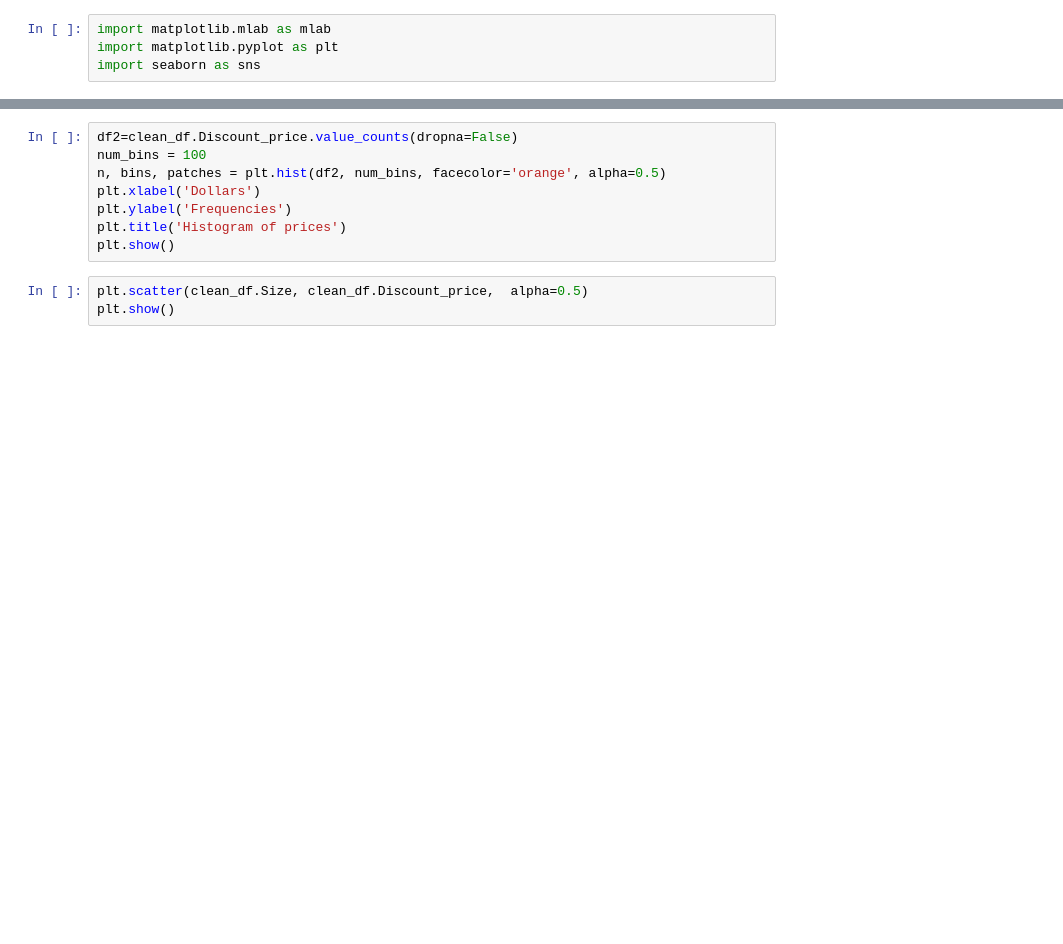
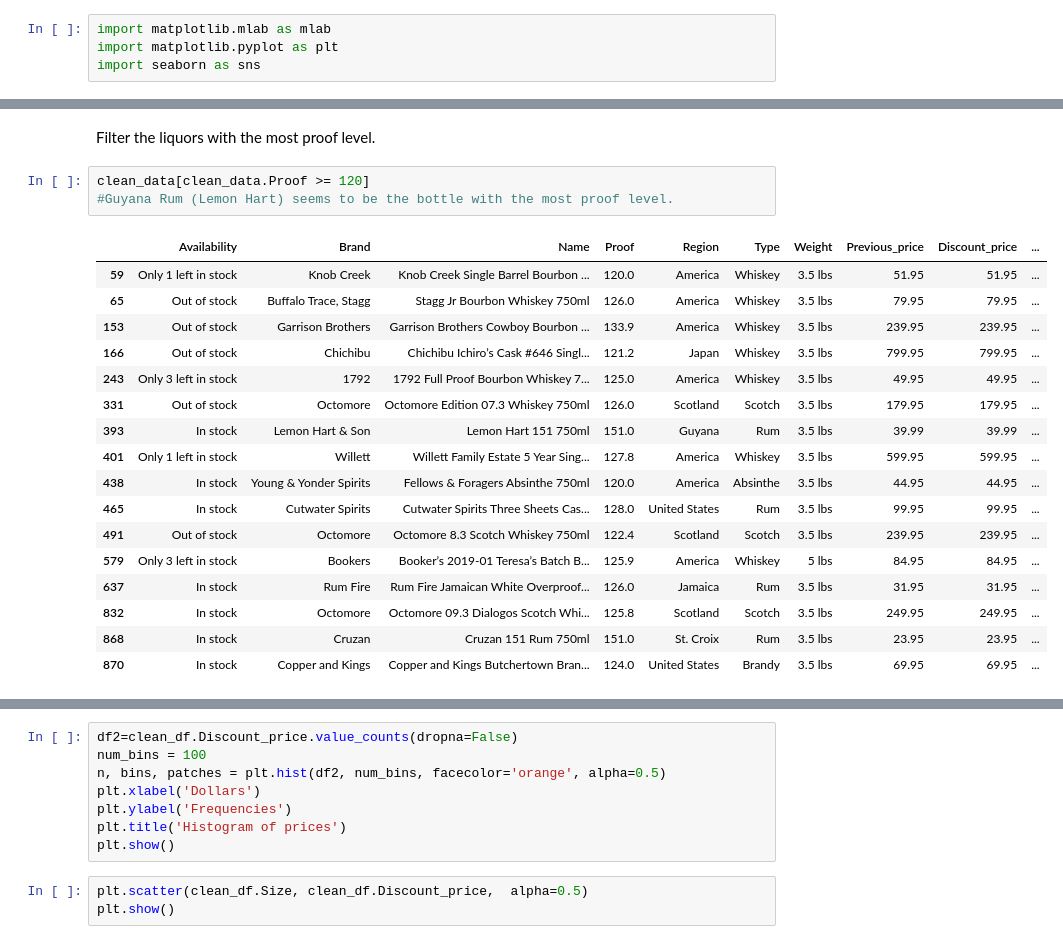
Before and after one commit to Mirkoforgi/Data-Processing-in-Python_project, a Jupyter notebook: Project.ipynb, the cells around one changed output, grey strips where cells are left out. Drawn from its saved outputs; the diff is of its cells as text; blank space fills up the shorter version.

```diff
--- a/Project.ipynb
+++ b/Project.ipynb
@@ -226,0 +377,23 @@ import seaborn as sns
+# %% [markdown]
+Filter the liquors with the most proof level.
+# %%
+clean_data[clean_data.Proof >= 120]
+#Guyana Rum (Lemon Hart) seems to be the bottle with the most proof level.
+# %% [output]
+|  | Availability | Brand | Name | Proof | Region | Type | Weight | Previous_price | Discount_price | ... |
+| 59 | Only 1 left in stock | Knob Creek | Knob Creek Single Barrel Bourbon ... | 120.0 | America | Whiskey | 3.5 lbs | 51.95 | 51.95 | ... |
+| 65 | Out of stock | Buffalo Trace, Stagg | Stagg Jr Bourbon Whiskey 750ml | 126.0 | America | Whiskey | 3.5 lbs | 79.95 | 79.95 | ... |
+| 153 | Out of stock | Garrison Brothers | Garrison Brothers Cowboy Bourbon ... | 133.9 | America | Whiskey | 3.5 lbs | 239.95 | 239.95 | ... |
+| 166 | Out of stock | Chichibu | Chichibu Ichiro’s Cask #646 Singl... | 121.2 | Japan | Whiskey | 3.5 lbs | 799.95 | 799.95 | ... |
+| 243 | Only 3 left in stock | 1792 | 1792 Full Proof Bourbon Whiskey 7... | 125.0 | America | Whiskey | 3.5 lbs | 49.95 | 49.95 | ... |
+| 331 | Out of stock | Octomore | Octomore Edition 07.3 Whiskey 750ml | 126.0 | Scotland | Scotch | 3.5 lbs | 179.95 | 179.95 | ... |
+| 393 | In stock | Lemon Hart & Son | Lemon Hart 151 750ml | 151.0 | Guyana | Rum | 3.5 lbs | 39.99 | 39.99 | ... |
+| 401 | Only 1 left in stock | Willett | Willett Family Estate 5 Year Sing... | 127.8 | America | Whiskey | 3.5 lbs | 599.95 | 599.95 | ... |
+| 438 | In stock | Young & Yonder Spirits | Fellows & Foragers Absinthe 750ml | 120.0 | America | Absinthe | 3.5 lbs | 44.95 | 44.95 | ... |
+| 465 | In stock | Cutwater Spirits | Cutwater Spirits Three Sheets Cas... | 128.0 | United States | Rum | 3.5 lbs | 99.95 | 99.95 | ... |
+| 491 | Out of stock | Octomore | Octomore 8.3 Scotch Whiskey 750ml | 122.4 | Scotland | Scotch | 3.5 lbs | 239.95 | 239.95 | ... |
+| 579 | Only 3 left in stock | Bookers | Booker’s 2019-01 Teresa’s Batch B... | 125.9 | America | Whiskey | 5 lbs | 84.95 | 84.95 | ... |
+| 637 | In stock | Rum Fire | Rum Fire Jamaican White Overproof... | 126.0 | Jamaica | Rum | 3.5 lbs | 31.95 | 31.95 | ... |
+| 832 | In stock | Octomore | Octomore 09.3 Dialogos Scotch Whi... | 125.8 | Scotland | Scotch | 3.5 lbs | 249.95 | 249.95 | ... |
+| 868 | In stock | Cruzan | Cruzan 151 Rum 750ml | 151.0 | St. Croix | Rum | 3.5 lbs | 23.95 | 23.95 | ... |
+| 870 | In stock | Copper and Kings | Copper and Kings Butchertown Bran... | 124.0 | United States | Brandy | 3.5 lbs | 69.95 | 69.95 | ... |
```
Also changed, not shown: parts of 68 cells of this notebook.
